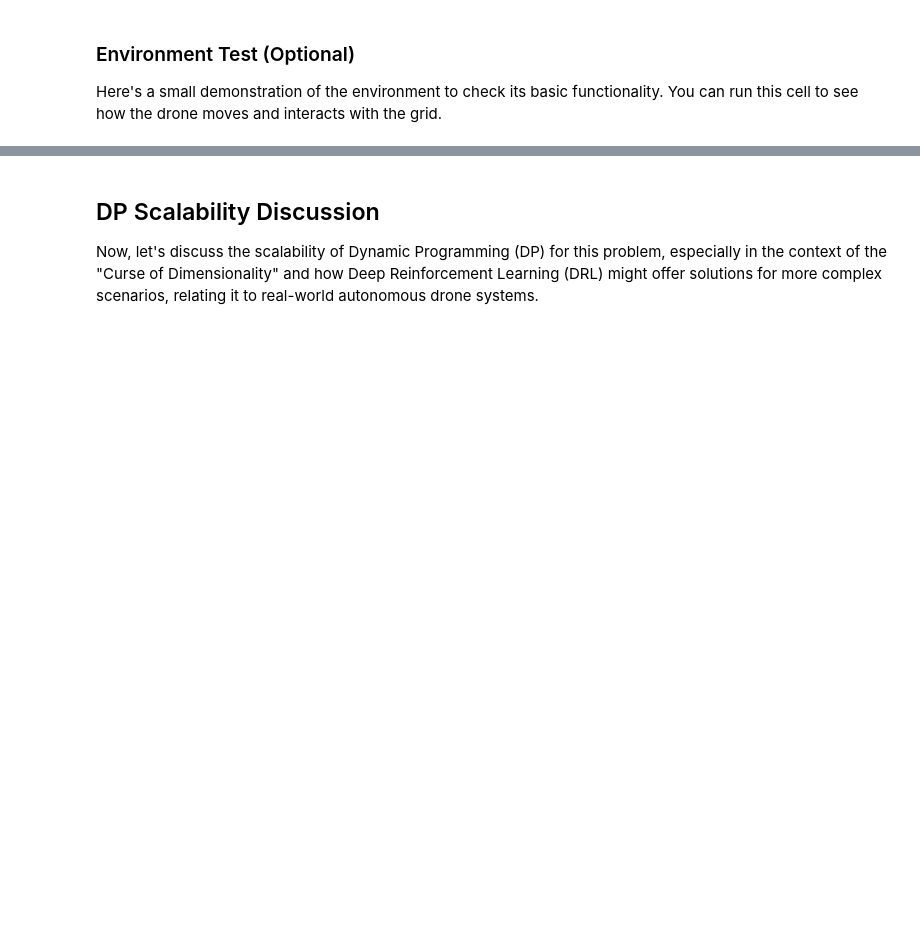
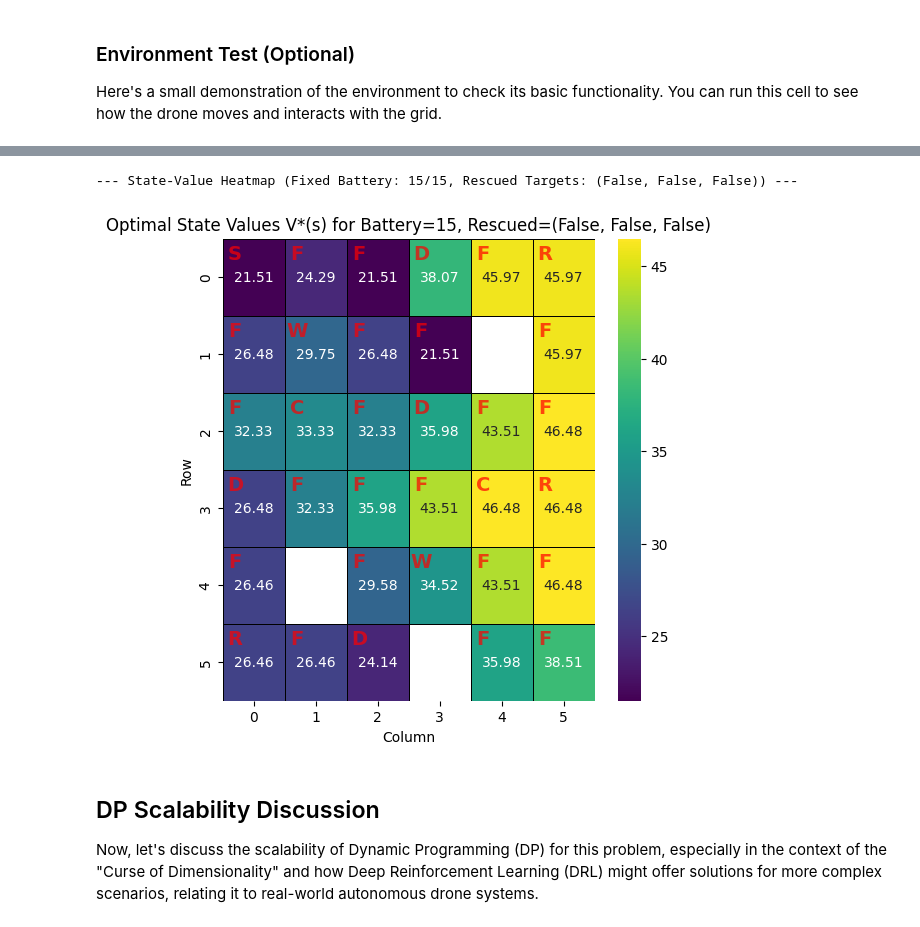
Before and after one commit to Partho-SD/DRL-DP, a Jupyter notebook: DRL_DP_Assignment1.ipynb, the cells around one changed output, grey strips where cells are left out. Saved outputs shown, nothing was run; the diff lists cells and outputs as text; code cells hidden in the pictures; blank space fills up the shorter version.

```diff
--- a/DRL_DP_Assignment1.ipynb
+++ b/DRL_DP_Assignment1.ipynb
@@ -789,3 +793,72 @@ if __name__ == '__main__':
+# %%
+import numpy as np
+import matplotlib.pyplot as plt
+import seaborn as sns
+
+def plot_state_value_heatmap(env, optimal_V, state_to_idx, fixed_battery, fixed_rescued_targets):
+    print(f"\n--- State-Value Heatmap (Fixed Battery: {fixed_battery}/{env.max_battery}, Rescued Targets: {fixed_rescued_targets}) ---")
+
+    value_heatmap = np.full(env.grid_size, np.nan) # Use NaN for blocked or non-existent states
+
+    for r in range(env.rows):
+        for c in range(env.cols):
+            current_pos = (r, c)
+            if env.initial_grid_config[r, c] == BLOCKED:
+                continue # Blocked cells have no value
+
+            # Construct the state for this slice
+            s = env._get_state_tuple(current_pos, fixed_battery, fixed_rescued_targets)
+
+            if s in state_to_idx:
+                s_idx = state_to_idx[s]
+                value_heatmap[r, c] = optimal_V[s_idx]
+            else:
+                if env.is_terminal_state(s):
+                     value_heatmap[r, c] = 0.0
+
+    plt.figure(figsize=(env.cols, env.rows))
+
+    # OPTION A: Invert the color scheme by adding '_r' to the cmap
+    sns.heatmap(value_heatmap, annot=True, fmt=".2f", cmap="viridis", cbar=True, linewidths=.5, linecolor="black")
+
+    plt.title(f"Optimal State Values V*(s) for Battery={fixed_battery}, Rescued={fixed_rescued_targets}")
+    plt.xlabel("Column")
+    plt.ylabel("Row")
+
+    # Overlay grid cell types for context
+    for r in range(env.rows):
+        for c in range(env.cols):
+            cell_type = env.initial_grid_config[r, c]
+            if cell_type != BLOCKED:
+                plt.text(c + 0.2, r + 0.2, cell_type,
+                         horizontalalignment='center', verticalalignment='center',
+                         color='red', fontsize=14, fontweight='bold', alpha=0.7)
+
+    # OPTION B: Toggle Y-Axis Inversion
+    # Comment this out if you want Row 0 at the top. Leave it if you want Row 0 at the bottom.
+    # plt.gca().invert_yaxis()
+
+    plt.show()
+
+# --- Run State-Value Analysis ---
+if __name__ == '__main__':
+    try:
+        env_dp
+        optimal_V
+        state_to_idx
+    except NameError:
+        print("Running DroneRescueEnv and Value Iteration setup again...")
+        env_dp = DroneRescueEnv()
+        optimal_V, optimal_policy, state_to_idx, idx_to_state, vi_iterations, vi_runtime, vi_final_delta = value_iteration(env_dp)
+
+    fixed_battery_level = env_dp.max_battery
+    num_targets = len(env_dp.rescue_target_locations)
+    fixed_rescued_status = tuple([False] * num_targets)
+
+    plot_state_value_heatmap(env_dp, optimal_V, state_to_idx, fixed_battery_level, fixed_rescued_status)
+# %% [output]
+--- State-Value Heatmap (Fixed Battery: 15/15, Rescued Targets: (False, False, False)) ---
+[figure, added]
 # %% [markdown]
 ## DP Scalability Discussion
 
```
Also changed, not shown: parts of 12 cells of this notebook.
